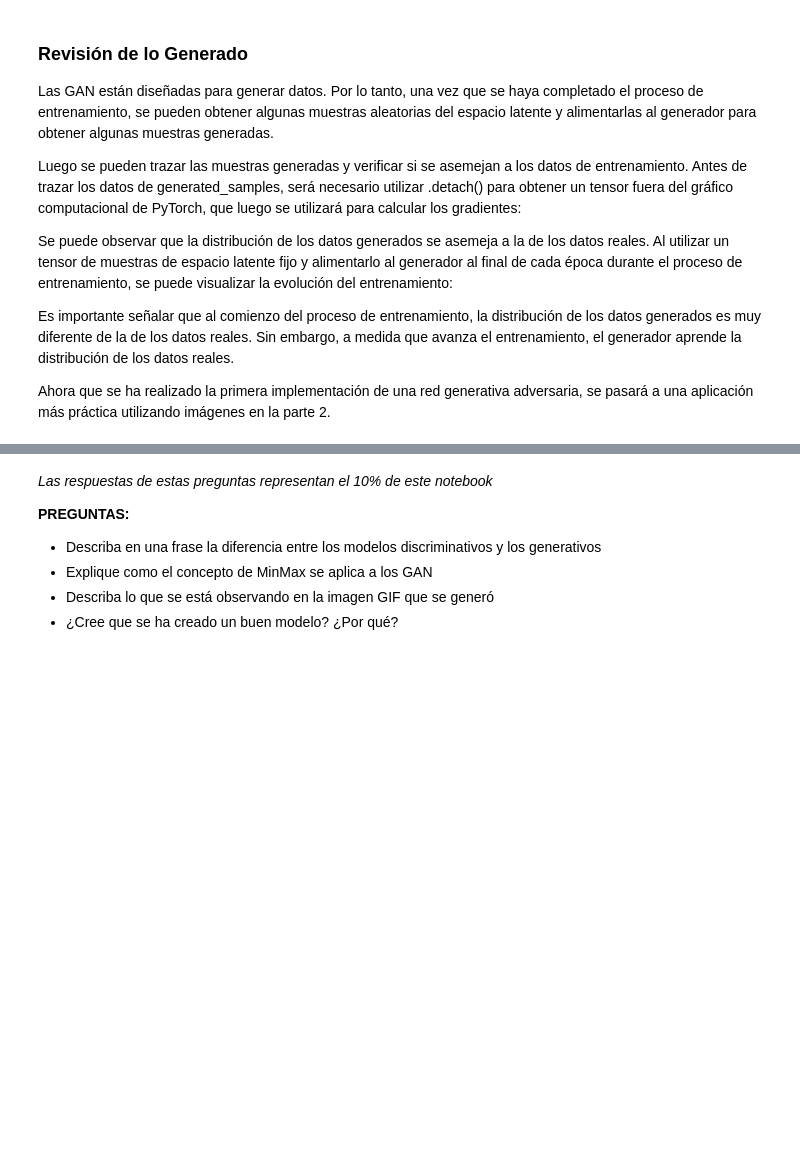
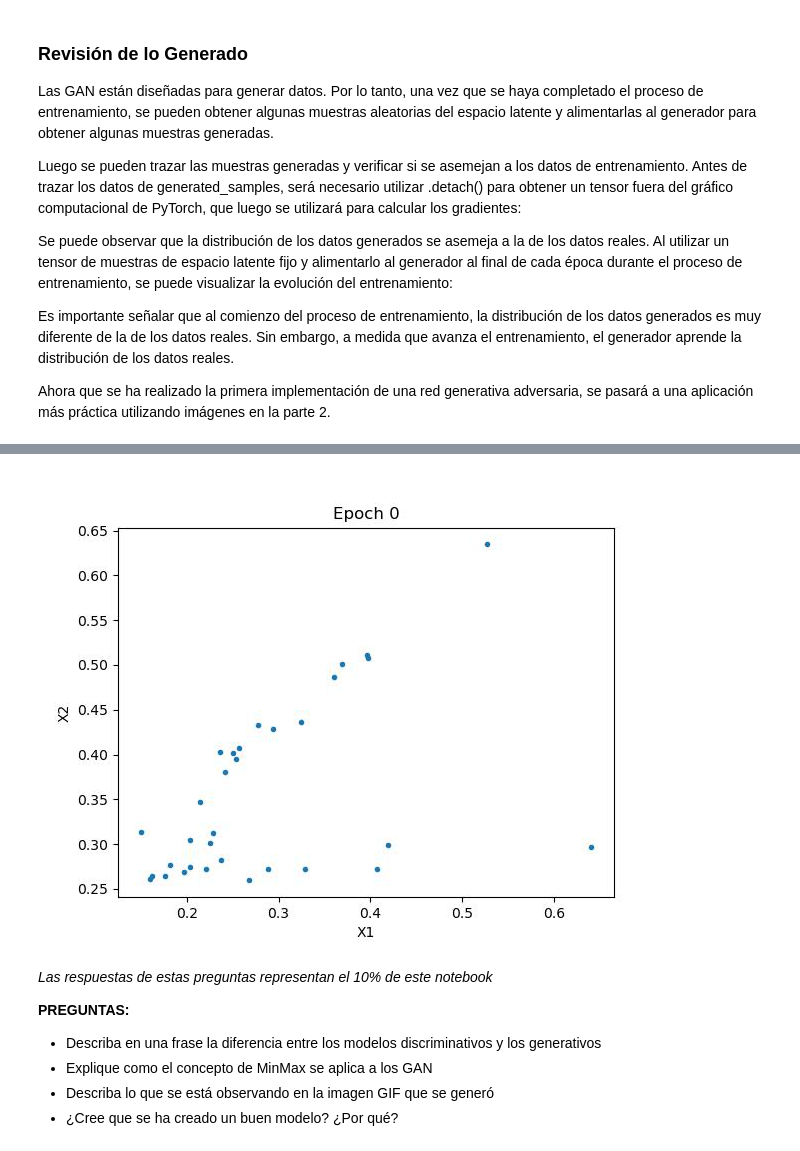
Before and after one commit to JPOrellana/LAB6_DEEP, a Jupyter notebook: Lab6P1.ipynb, the cells around one changed output, grey strips where cells are left out. Drawn from its saved outputs; the diff is of its cells as text; code cells hidden in the pictures; blank space fills up the shorter version.

```diff
--- a/Lab6P1.ipynb
+++ b/Lab6P1.ipynb
@@ -264,11 +268,13 @@ class Generator(nn.Module):
         self.model = nn.Sequential(
             # Aprox 4 lineas para
             # Lineal de 2 a 16
+            nn.Linear(2, 16),
             # Activación ReLU
+            nn.ReLU(),
             # Lineal de 16 a 32
+            nn.Linear(16, 32),
             # Activación RelU
-            # YOUR CODE HERE
-            raise NotImplementedError()
+            nn.ReLU(),
             nn.Linear(32, 2),
         )
 
@@ -339,9 +345,10 @@ Dado que los modelos utilizados en este ejemplo tienen pocos parámetros, el ent
 list_images = []
 
 # Aprox 1 linea para que decidan donde guardar un set de imagen que vamos a generar de las graficas
-# path_imgs =
-# YOUR CODE HERE
-raise NotImplementedError()
+path_imgs = 'MNIST/imgs_mnist_pt1/'
+
+if not os.path.exists(path_imgs):
+    os.makedirs(path_imgs)
 
 random.seed(seed_)
 np.random.seed(seed_)
@@ -363,23 +370,24 @@ for epoch in range(num_epochs):
         generated_samples = generator(latent_space_samples)
         generated_samples_labels = torch.zeros((batch_size, 1))
         all_samples = torch.cat((real_samples, generated_samples))
-        all_samples_labels = torch.cat(
-            (real_samples_labels, generated_samples_labels)
-        )
+        all_samples_labels = torch.cat((real_samples_labels, generated_samples_labels))
 
         # Training the discriminator
         # Aprox 2 lineas para
         # setear el discriminador en zero_grad
+        discriminator.zero_grad()
+
         # output_discriminator =
-        # YOUR CODE HERE
-        raise NotImplementedError()
+        output_discriminator = discriminator(all_samples)
+
         loss_discriminator = loss_function(
             output_discriminator, all_samples_labels)
+
         # Aprox dos lineas para
         # llamar al paso backward sobre el loss_discriminator
+        loss_discriminator.backward(retain_graph=True)
         # llamar al optimizador sobre optimizer_discriminator
-        # YOUR CODE HERE
-        raise NotImplementedError()
+        optimizer_discriminator.step()
 
         # Data for training the generator
         latent_space_samples = torch.randn((batch_size, 2))
@@ -387,9 +395,9 @@ for epoch in range(num_epochs):
         # Training the generator
         # Aprox 2 lineas para
         # setear el generador en zero_grad
+        generator.zero_grad()
         # output_discriminator =
-        # YOUR CODE HERE
-        raise NotImplementedError()
+        output_discriminator_generated = discriminator(generated_samples)
         output_discriminator_generated = discriminator(generated_samples)
         loss_generator = loss_function(
             output_discriminator_generated, real_samples_labels
@@ -397,9 +405,10 @@ for epoch in range(num_epochs):
 
         # Aprox dos lineas para
         # llamar al paso backward sobre el loss_generator
+        loss_generator.backward(retain_graph=True)
+
         # llamar al optimizador sobre optimizer_generator
-        # YOUR CODE HERE
-        raise NotImplementedError()
+        optimizer_generator.step()
 
         # Guardamos las imagenes
         if epoch % 2 == 0 and n ==  batch_size - 1:
@@ -453,16 +513,18 @@ plt.title("Final Plot")
 # %%
 # Visualización del progreso de entrenamiento
 # Para que esto se ve bien, por favor reinicien el kernel y corran todo el notebook
 
 from PIL import Image
 from IPython.display import display, Image as IPImage
 
 images = [Image.open(path) for path in list_images]
 
 # Save the images as an animated GIF
-gif_path = "animation.gif"  # Specify the path for the GIF file
+gif_path = "animation_pt1.gif"  # Specify the path for the GIF file
 images[0].save(gif_path, save_all=True, append_images=images[1:], loop=0, duration=300)
 display(IPImage(filename=gif_path))
+# %% [output]
+[figure, added]
 # %% [markdown]
 *Las respuestas de estas preguntas representan el 10% de este notebook*
 
```
Also changed, not shown: parts of 9 cells of this notebook, 53 other files.
